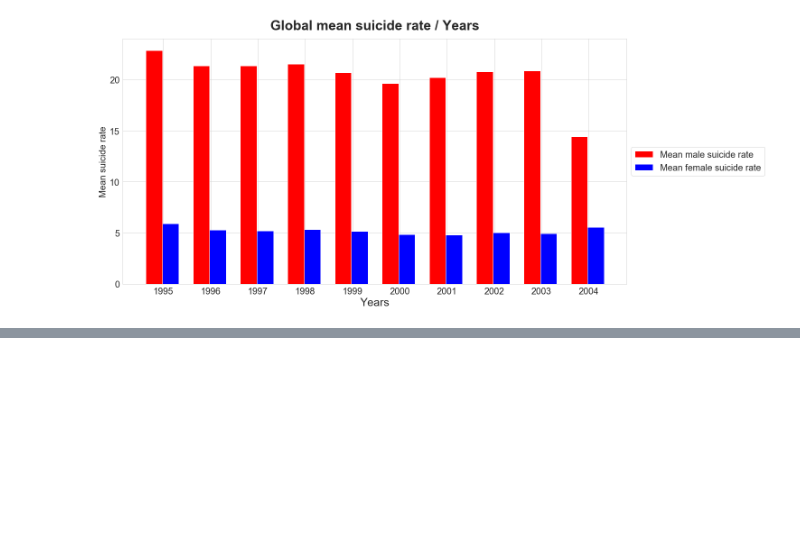
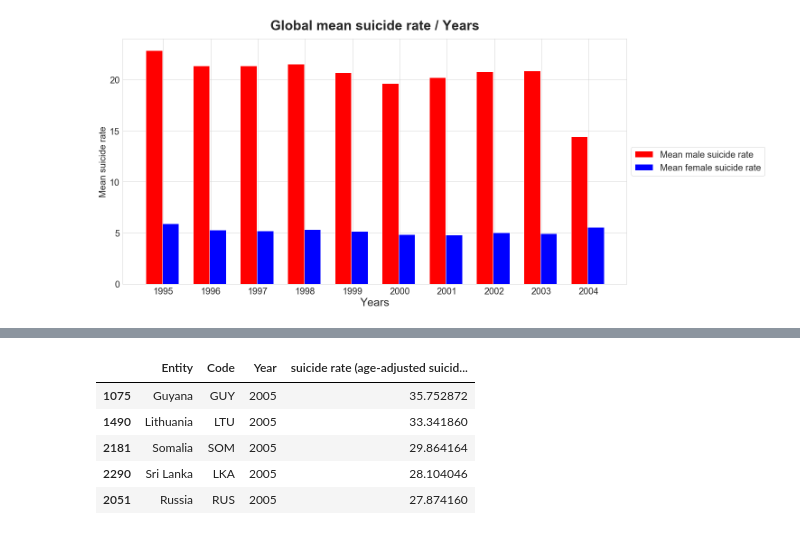
Before and after one commit to NachoMartinezJ/your-own-project, a Jupyter notebook: suicide_analysis2.ipynb, the cells around one changed output, grey strips where cells are left out. Saved outputs shown, nothing was run; the diff lists cells and outputs as text; code cells hidden in the pictures; blank space fills up the shorter version.

```diff
--- a/suicide_analysis2.ipynb
+++ b/suicide_analysis2.ipynb
@@ -51,0 +63,21 @@ plt.show()
+# %%
+# Extracting the first 10 countries with highest suicide rate from the last recorded year.
+sorted_country_rates = suicide_rate_country.sort_values(
+    by=['Year', 'suicide rate (age-adjusted suicides per 100,000 people)'], ascending=False)
+
+plot_countries = []
+# Since countries are sorted in descending fashion by year and suicide rate, we can take the first 10 in the list
+# and they will be of the last recorded year and with the highest suicide rate.
+for country in sorted_country_rates['Entity'][:11]:
+    plot_countries.append(country)
+
+sorted_country_rates.head()
+
+# Not used because some of this countries only had entries for the last recorded years.
+# %% [output]
+|  | Entity | Code | Year | suicide rate (age-adjusted suicid... |
+| 1075 | Guyana | GUY | 2005 | 35.752872 |
+| 1490 | Lithuania | LTU | 2005 | 33.341860 |
+| 2181 | Somalia | SOM | 2005 | 29.864164 |
+| 2290 | Sri Lanka | LKA | 2005 | 28.104046 |
+| 2051 | Russia | RUS | 2005 | 27.874160 |
```
Also changed, not shown: parts of 2 cells of this notebook.
